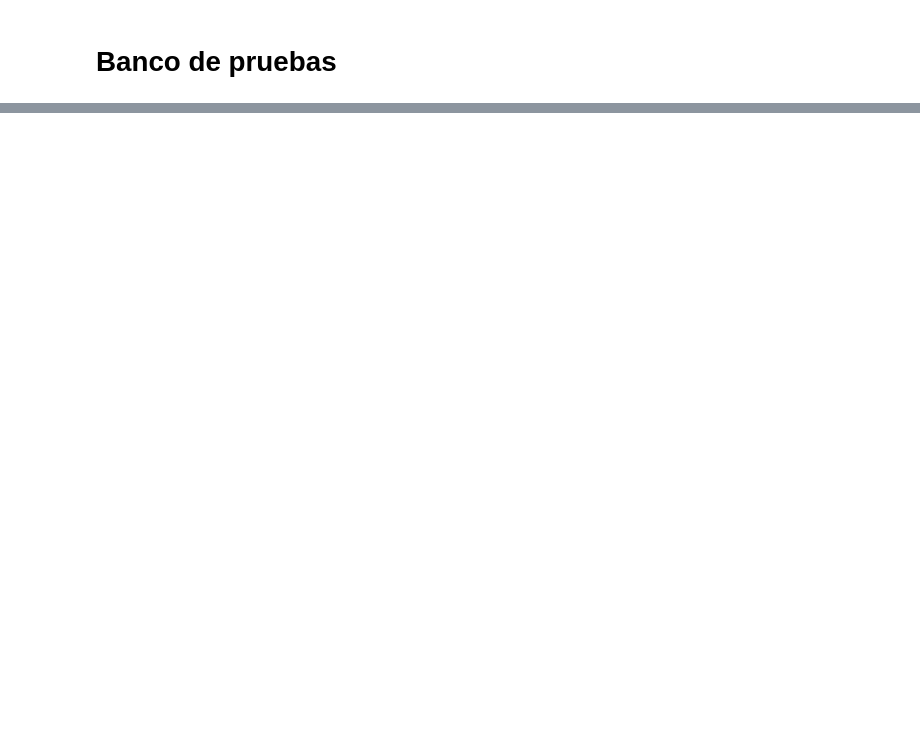
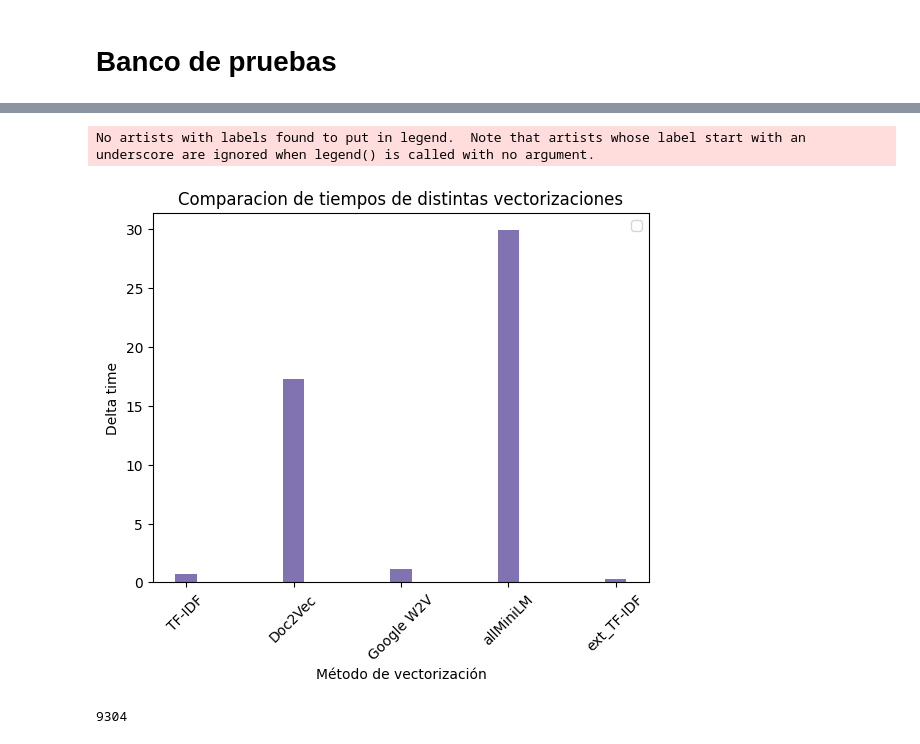
Before and after one commit to Strawberryai/Mineria_de_datos, a Jupyter notebook: proyecto/ResearchQuestion1.ipynb, the cells around one changed output, grey strips where cells are left out. Saved outputs shown, nothing was run; the diff lists cells and outputs as text; code cells hidden in the pictures; blank space fills up the shorter version.

```diff
--- a/proyecto/ResearchQuestion1.ipynb
+++ b/proyecto/ResearchQuestion1.ipynb
@@ -279,0 +327,37 @@ plt.show()
+# %%
+import matplotlib.pyplot as plt
+
+# Graficamos los resultados
+data_graficos = {}
+for (vec, y, label, dt) in vectorizaciones:
+    if nombreModelo not in data_graficos:
+        data_graficos[nombreModelo] = {}
+        data_graficos[nombreModelo]['xs'] = []
+        data_graficos[nombreModelo]['ys'] = []
+
+    data_graficos[nombreModelo]['xs'].append(label)
+    data_graficos[nombreModelo]['ys'].append(dt)
+
+colores_sobrios = ["#55a868", "#c44e52", "#8172b2", "#ccb974"]
+for i, key in enumerate(data_graficos):
+    xs = data_graficos[key]['xs']
+    ys = data_graficos[key]['ys']
+    plt.bar(xs, ys, width=0.2, color="#8172b2")
+
+# Personaliza el gráfico
+plt.legend()
+plt.ylabel('Delta time')
+plt.xlabel('Método de vectorización')
+plt.title('Comparacion de tiempos de distintas vectorizaciones')
+plt.xticks(rotation=45)  # Rota las etiquetas del eje x para mayor legibilidad
+
+# Muestra el gráfico
+plt.show()
+# %% [output]
+No artists with labels found to put in legend.  Note that artists whose label start with an underscore are ignored when legend() is called with no argument.
+[figure, added]
+# %%
+vec, y, label, dt = vectorizaciones[0]
+vec.shape[1] # Longitud vector TF-IDF
+# %% [output]
+9304
```
Also changed, not shown: parts of 17 cells of this notebook, 2 other files.
